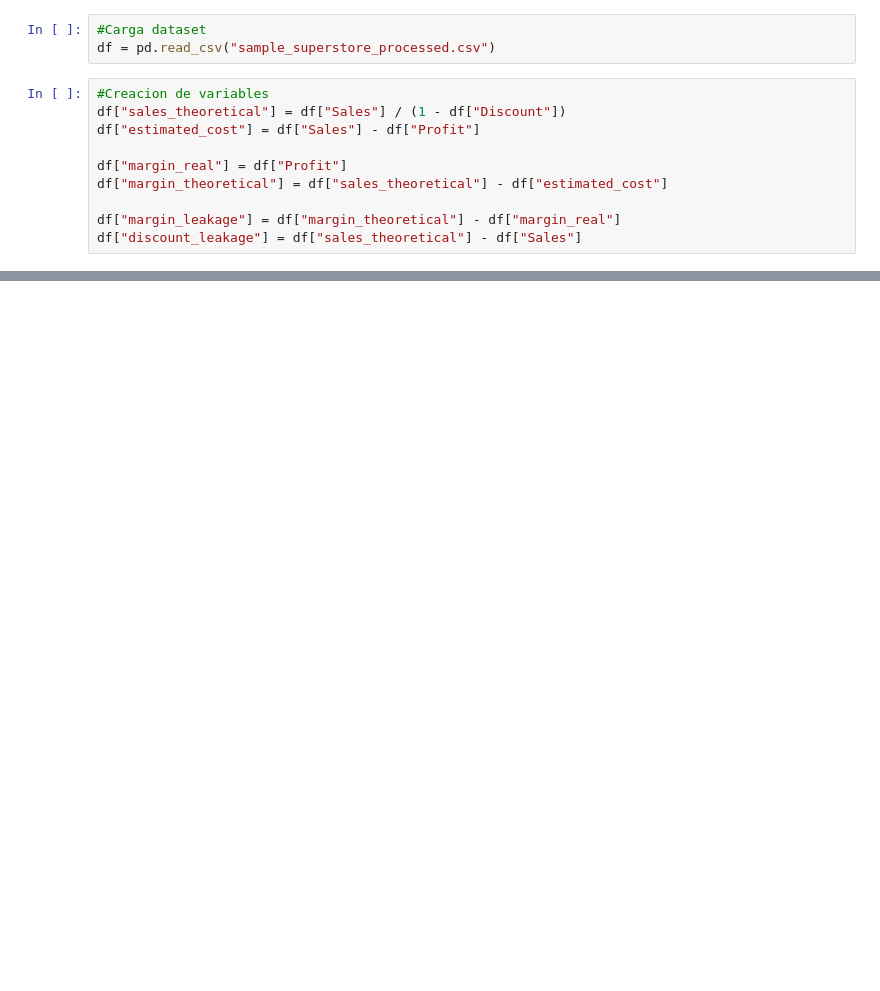
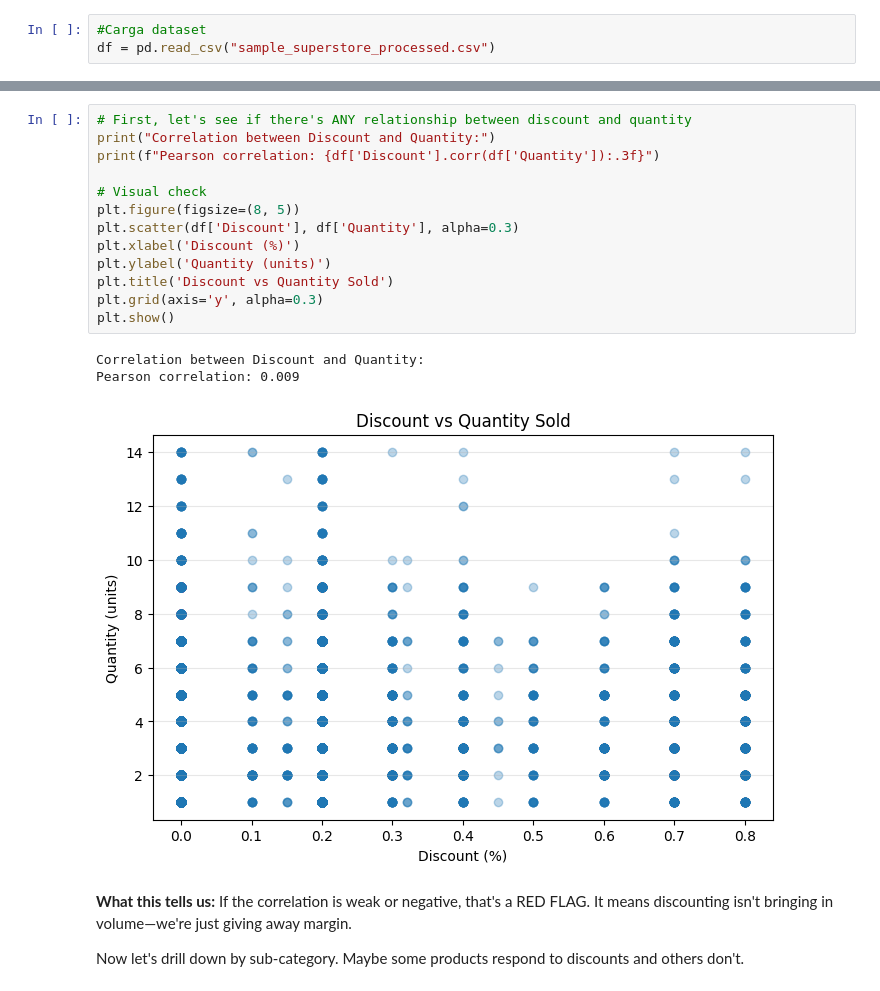
Before and after one commit to florgalarza/margin-leakage-analysis, a Jupyter notebook: 02_eda.ipynb, the cells around one changed output, grey strips where cells are left out. Cells and saved outputs as stored; diff of their text form; blank space fills up the shorter version.

```diff
--- a/02_eda.ipynb
+++ b/02_eda.ipynb
@@ -8,13 +28,3 @@ import matplotlib.pyplot as plt
 # %%
 #Carga dataset
 df = pd.read_csv("sample_superstore_processed.csv")
-# %%
-#Creacion de variables
-df["sales_theoretical"] = df["Sales"] / (1 - df["Discount"])
-df["estimated_cost"] = df["Sales"] - df["Profit"]
-
-df["margin_real"] = df["Profit"]
-df["margin_theoretical"] = df["sales_theoretical"] - df["estimated_cost"]
-
-df["margin_leakage"] = df["margin_theoretical"] - df["margin_real"]
-df["discount_leakage"] = df["sales_theoretical"] - df["Sales"]
@@ -221,0 +37,21 @@ plt.show()
+# %%
+# First, let's see if there's ANY relationship between discount and quantity
+print("Correlation between Discount and Quantity:")
+print(f"Pearson correlation: {df['Discount'].corr(df['Quantity']):.3f}")
+
+# Visual check
+plt.figure(figsize=(8, 5))
+plt.scatter(df['Discount'], df['Quantity'], alpha=0.3)
+plt.xlabel('Discount (%)')
+plt.ylabel('Quantity (units)')
+plt.title('Discount vs Quantity Sold')
+plt.grid(axis='y', alpha=0.3)
+plt.show()
+# %% [output]
+Correlation between Discount and Quantity:
+Pearson correlation: 0.009
+[figure, added]
+# %% [markdown]
+**What this tells us:** If the correlation is weak or negative, that's a RED FLAG. It means discounting isn't bringing in volume—we're just giving away margin.
+
+Now let's drill down by sub-category. Maybe some products respond to discounts and others don't.
```
Also changed, not shown: parts of 38 cells of this notebook.
